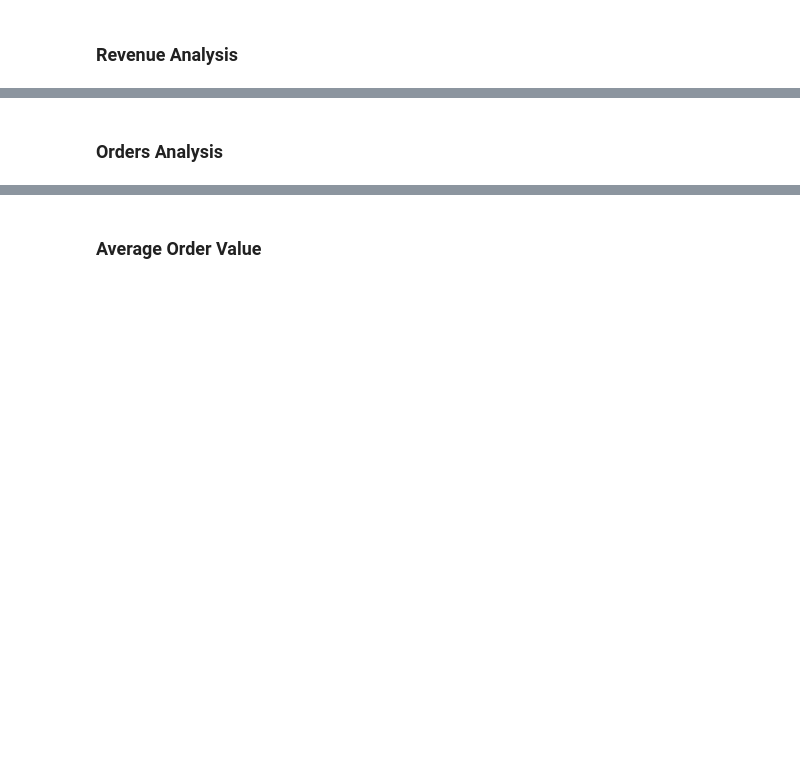
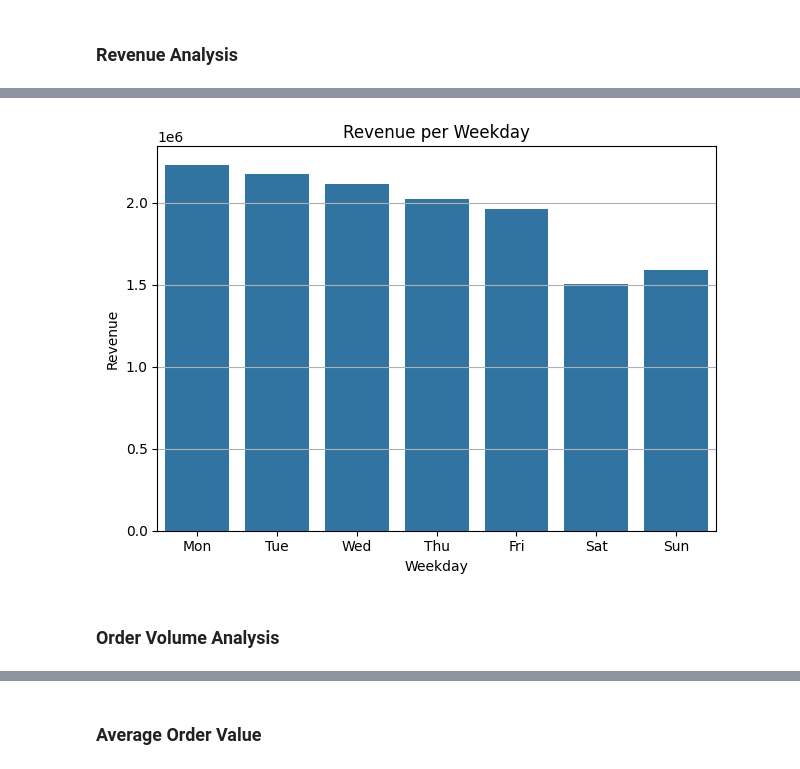
Before and after one commit to MattiaVerardi/olist-ecommerce-analytics, a Jupyter notebook: python/10_eda.ipynb, the cells around one changed output, grey strips where cells are left out. Cells and saved outputs as stored; diff of their text form; code cells hidden in the pictures; blank space fills up the shorter version.

Commit message:
sales over time analysis completed

```diff
--- a/python/10_eda.ipynb
+++ b/python/10_eda.ipynb
@@ -1971,0 +2081,10 @@ plt.show()
+# %%
+revenue_per_weekday = clean_orders.groupby(
+    clean_orders["order_purchase_weekday"].rename("weekday")
+).agg(
+    revenue=("order_total_value", "sum")
+).sort_values(
+    "weekday"
+).reset_index()
+
+revenue_per_weekday
@@ -1972,2 +2100,25 @@ plt.show()
+# %%
+weekday_labels = [
+    "Mon", "Tue", "Wed", "Thu",
+    "Fri", "Sat", "Sun"
+]
+# %%
+sns.barplot(
+    data=revenue_per_weekday,
+    x="weekday",
+    y="revenue"
+)
+plt.title("Revenue per Weekday")
+plt.xlabel("Weekday")
+plt.ylabel("Revenue")
+plt.xticks(
+    ticks=np.arange(0,7),
+    labels=weekday_labels
+)
+plt.grid(axis="y")
+plt.tight_layout()
+plt.show()
+# %% [output]
+[figure, added]
 # %% [markdown]
-### Orders Analysis
+### Order Volume Analysis
```
Also changed, not shown: parts of 19 cells of this notebook.
